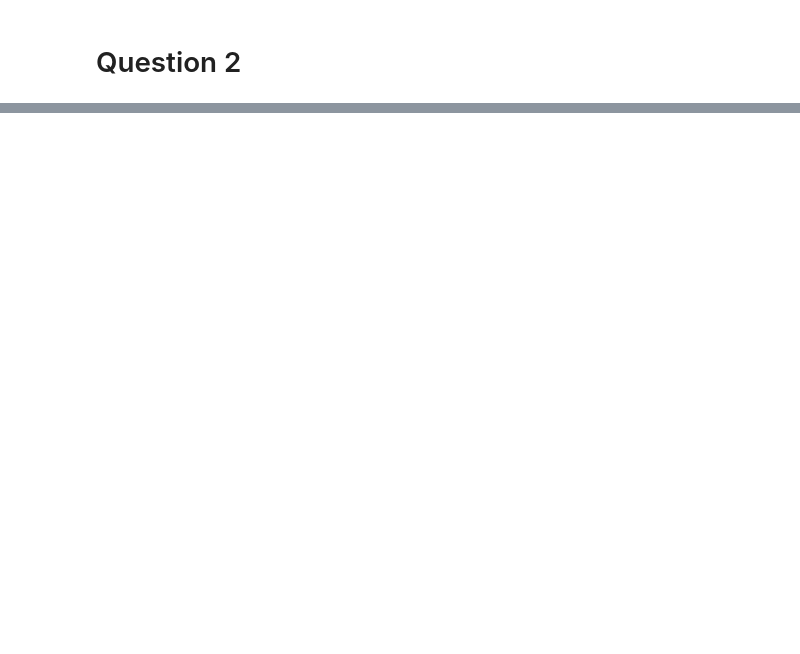
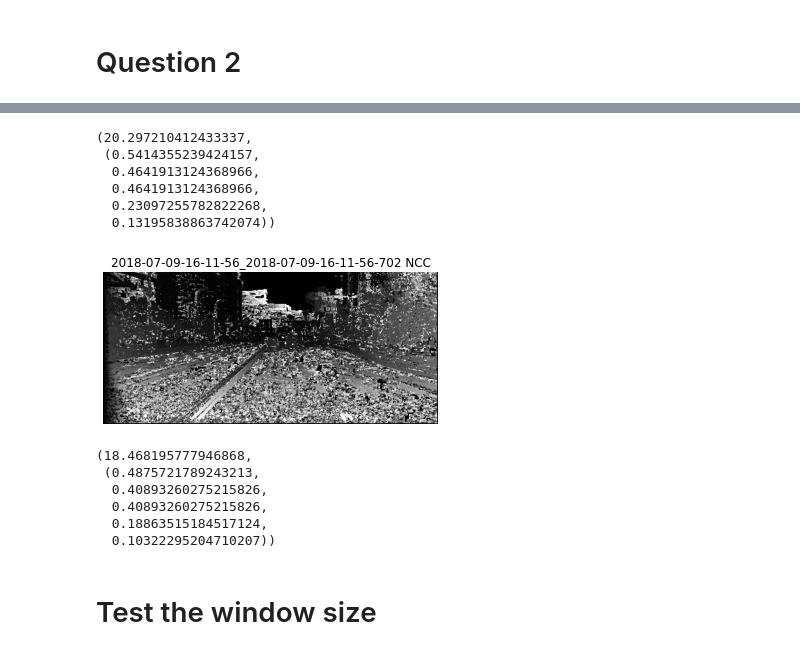
Before and after one commit to R-HUA/COMP90086-Computer-Vision, a Jupyter notebook: COMP90086.ipynb, the cells around one changed output, grey strips where cells are left out. Drawn from its saved outputs; the diff is of its cells as text; code cells hidden in the pictures; blank space fills up the shorter version.

```diff
--- a/COMP90086.ipynb
+++ b/COMP90086.ipynb
@@ -17,11 +62,15 @@ Question 1
 # %%
-def ssd_(st,end,imgL,imgR,window_size):
+global SEARCH_BLOCK_SIZE
+SEARCH_BLOCK_SIZE = 32
+THREAD_NUM = 16
+# thread function
+def ssd_(st,end,imgL,imgR,window_size,disparity):
     width, height = imgL.shape[:2]
 
     for i in range(st,end):
       for j in range(window_size//2, height-window_size//2):
           min_ssd = float('inf')
-          for k in range(32):
+          for k in range(SEARCH_BLOCK_SIZE):
             if j-k < window_size//2:
               break
             ssd = np.sum((imgL[i-window_size//2:i+window_size//2+1, j-window_size//2:j+window_size//2+1] - imgR[i-window_size//2:i+window_size//2+1, j-window_size//2-k:j+window_size//2+1-k])**2)
@@ -33,16 +82,16 @@ def ssd_(st,end,imgL,imgR,window_size):
 
 def ssd(imgL,imgR,window_size):
   width, height = imgL.shape[:2]
+  d = np.zeros((width, height), np.uint16)
   st = window_size//2
   end = width-window_size//2
   chunk = math.ceil((end - st) / THREAD_NUM)
   thread_list = []
   for treadno in range(THREAD_NUM):
     i_end = min((st + chunk * (treadno+1),end))
-    #ssd_((st + chunk * treadno),i_end,imgL,imgR,window_size)
-
-    t = threading.Thread(target=ssd_,args=((st + chunk * treadno),i_end,imgL,imgR,window_size))
+    t = threading.Thread(target=ssd_,args=((st + chunk * treadno),i_end,imgL,imgR,window_size,d))
     t.start()
     thread_list.append(t)
   for i in range(len(thread_list)):
     thread_list[i].join()
+  return d
@@ -110,0 +167,31 @@ rms
+# %%
+x = cv2.GaussianBlur(disparity[img_name], (3,3), 1.5);
+errors(ground_truth[img_name]/256,x/256)
+# %% [output]
+(20.297210412433337,
+ (0.5414355239424157,
+  0.4641913124368966,
+  0.4641913124368966,
+  0.23097255782822268,
+  0.13195838863742074))
+# %%
+
+img_name = "2018-07-09-16-11-56_2018-07-09-16-11-56-702"
+d_ncc = ssd(imgs[img_name][0],imgs[img_name][1],7)
+plt.imshow(d_ncc, cmap='gray')
+plt.title(img_name + " NCC")
+plt.axis('off')
+
+plt.show()
+
+errors(ground_truth[img_name]/256,d_ncc)
+# %% [output]
+[figure, added]
+(18.468195777946868,
+ (0.4875721789243213,
+  0.40893260275215826,
+  0.40893260275215826,
+  0.18863515184517124,
+  0.10322295204710207))
+# %% [markdown]
+# Test the window size
```
Also changed, not shown: parts of 36 cells of this notebook, 1 other file.
